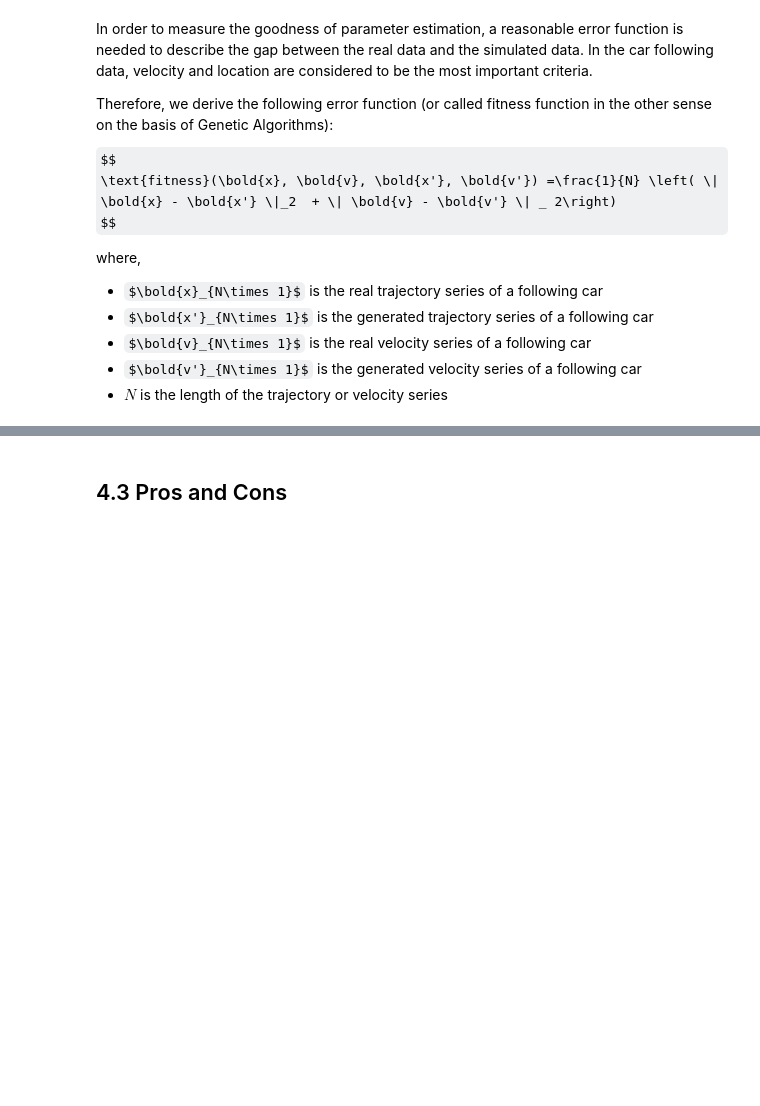
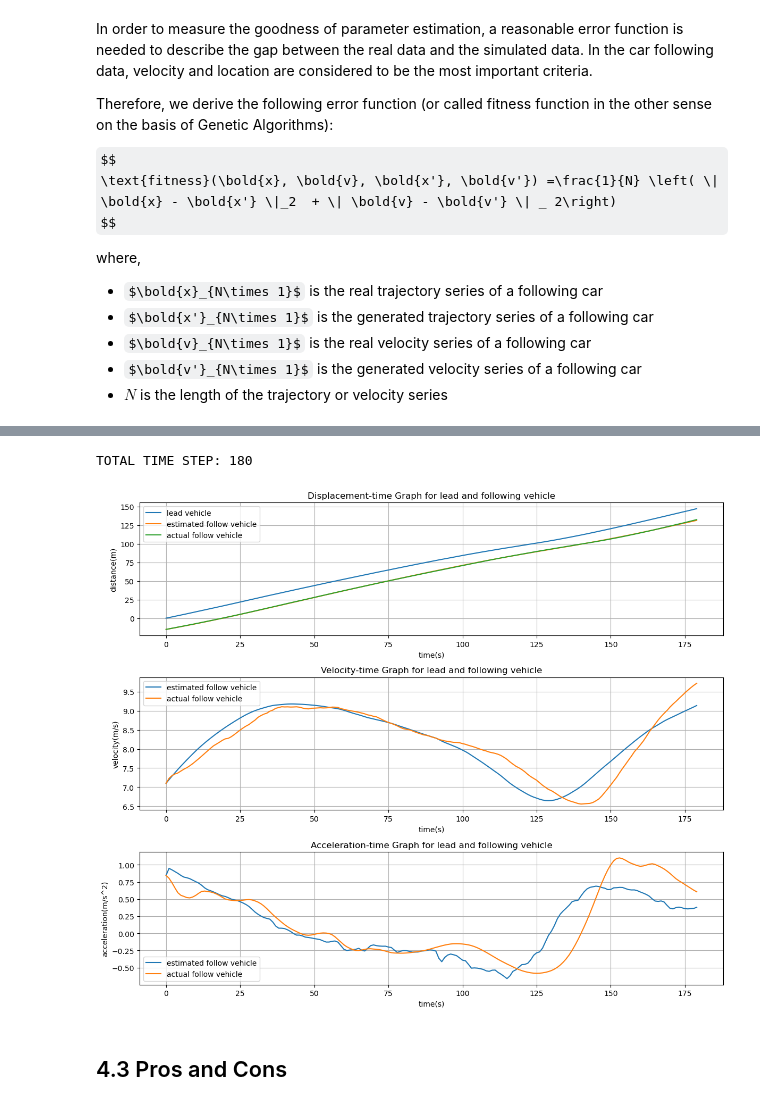
Before and after one commit to 88Cin/TIL-Group15, a Jupyter notebook: files/project.ipynb, the cells around one changed output, grey strips where cells are left out. Cells and saved outputs as stored; diff of their text form; code cells hidden in the pictures; some formulas as TeX source; blank space fills up the shorter version.

```diff
--- a/files/project.ipynb
+++ b/files/project.ipynb
@@ -571,12 +571,10 @@ class Car:
         self.a_s = a_s
         self.size = size
 # %%
-## IDM models with arbitary parameters
-
+# given parameters dictionary, update and calculate the IDM model
 class IDM:
 
     def __init__(self, param: dict) -> None:
-        ## dict = {v0, s0, T, a, b}
         self.v0 = param['v0']  # the velocity the vehicle would drive at in free traffic
         self.s0 = param['s0'] # a minimum desired net distance.
         self.T = param['T'] # the minimum possible time to the vehicle in front
@@ -585,26 +583,20 @@ class IDM:
         self.sigma = 4 # exponent factor, usually set to 4
 
     def get_desired_s(self, v_this, delta_v_i):
-
+        # calculate the s* in the equation 2
         desired_s = v_this * self.T + v_this * delta_v_i / (2 * np.sqrt(self.a * self.b))
         return self.s0 + max(0, desired_s)
 
     def get_new_a(self, v_this, v_front, s_this):
-
+        # calculate the next acceleration using equation 1
         delta_v_i = v_this - v_front
-
-        if DEBUG:
-            print("free flow acceleration:", self.a * (1 - np.power(v_this / self.v0, self.sigma)))
-            print("braking deceleration:", self.a * np.power((self.get_desired_s(v_this, delta_v_i) / s_this), 2))
-            print("desired_s:", self.get_desired_s(v_this, delta_v_i))
-            print("delta_v:", delta_v_i)
 
         a_next = self.a * (1 - np.power(v_this / self.v0, self.sigma) - np.power((self.get_desired_s(v_this, delta_v_i) / s_this), 2))
         return a_next
 
     def update(self, lead_car: Car, this_car: Car, time_steps):
         """
-
+        update the next displacement, velocity based on the acceleration we derive.
         """
         assert this_car is not None
 
@@ -627,13 +619,6 @@ class IDM:
                 this_car.vs.append(this_car.vs[i - 1] + time_step * this_v_a)
             this_car.xs.append(this_car.xs[i - 1] + this_car.vs[i - 1] * time_step + 1 / 2 * this_v_a * pow(time_step, 2))
             this_car.a_s.append(this_v_a)
-
-            if DEBUG:
-                print("this_v_now:", this_v_now)
-                print("lead_v_now:", lead_v_now)
-                print("a:", this_v_a)
-                print("actual_s:", gap_now)
-                print("========================")
 # %% [markdown]
 ### 4.1.2 Result
 # %% [markdown]
@@ -872,3 +805,11 @@ filtered_df.describe()
+# %%
+i = 108
+param = get_idm_param()
+
+get_car_following_images(i, param)
+# %% [output]
+TOTAL TIME STEP: 180
+[figure, added]
 # %% [markdown]
 ## 4.3 Pros and Cons
 # %% [markdown]
```
Also changed, not shown: parts of 7 cells of this notebook.
